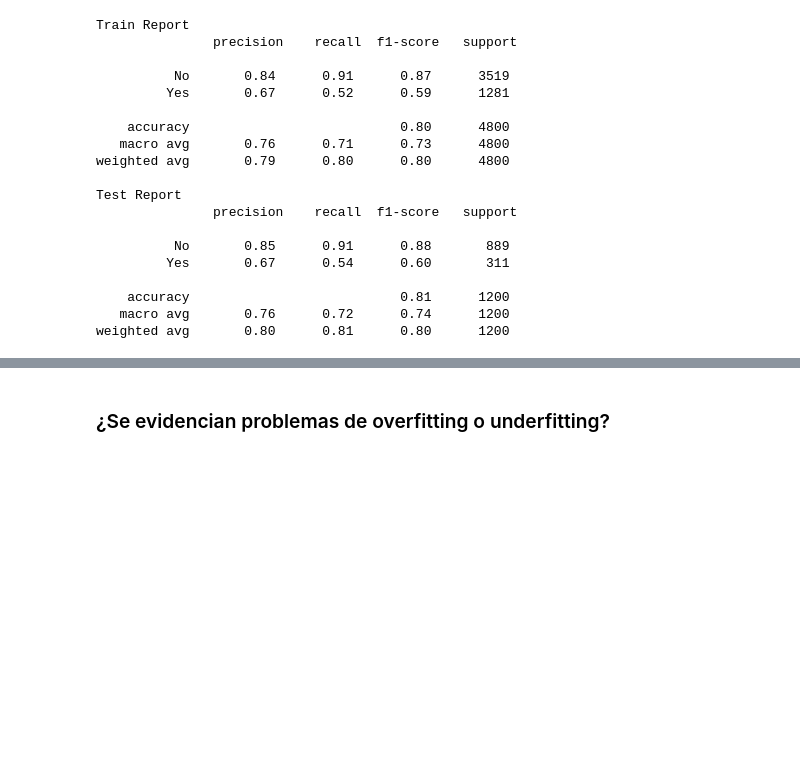
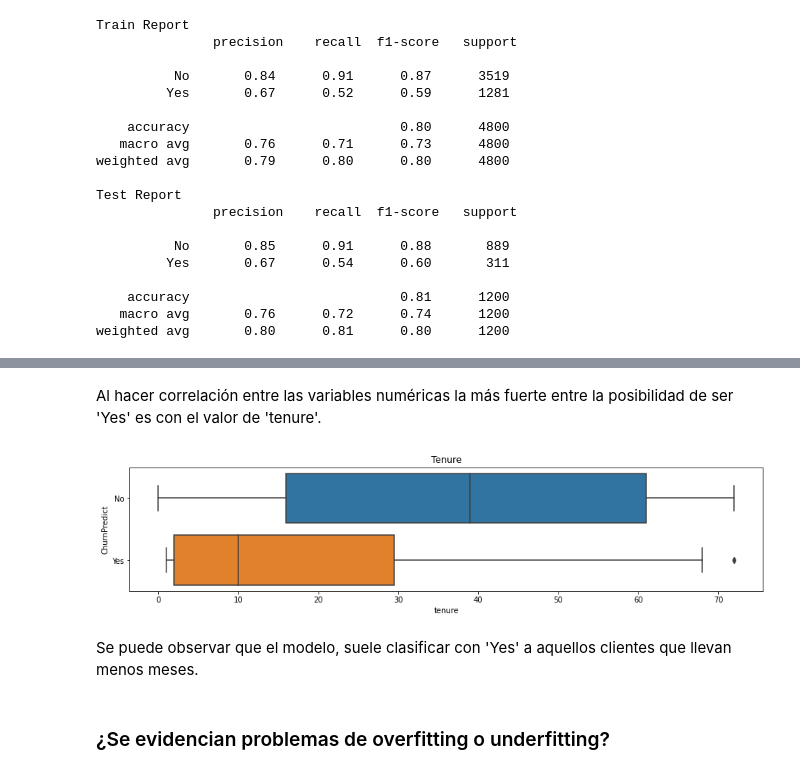
Before and after one commit to yacanom/CDA_taller-4, a Jupyter notebook: Notebooks/CDA_Taller_4.ipynb, the cells around one changed output, grey strips where cells are left out. Saved outputs shown, nothing was run; the diff lists cells and outputs as text; code cells hidden in the pictures; blank space fills up the shorter version.

```diff
--- a/Notebooks/CDA_Taller_4.ipynb
+++ b/Notebooks/CDA_Taller_4.ipynb
@@ -684,0 +717,3 @@ de diferentes métricas para los datasets de entrenamiento, validación y prueba
+# %%
+x_test['ChurnPredict'] = y_test
+x_test['prob'] = test_preds_proba
@@ -685,2 +739,13 @@ de diferentes métricas para los datasets de entrenamiento, validación y prueba
+# %% [markdown]
+Al hacer correlación entre las variables numéricas la más fuerte entre la posibilidad de ser 'Yes' es con el valor de 'tenure'.
+# %%
+plt.figure(figsize = (15, 3))
+sns.boxplot(data = x_test, x = 'tenure', y = 'ChurnPredict', orient = 'h')
+plt.title('Tenure')
+plt.show()
+# %% [output]
+[figure, added]
+# %% [markdown]
+Se puede observar que el modelo, suele clasificar con 'Yes' a aquellos clientes que llevan menos meses.
 # %% [markdown]
 ### ¿Se evidencian problemas de overfitting o underfitting?
```
Also changed, not shown: parts of 19 cells of this notebook.
